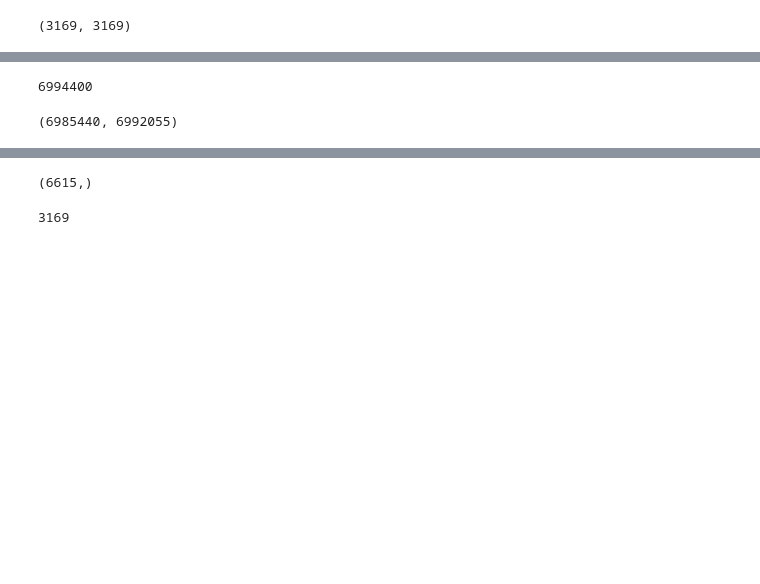
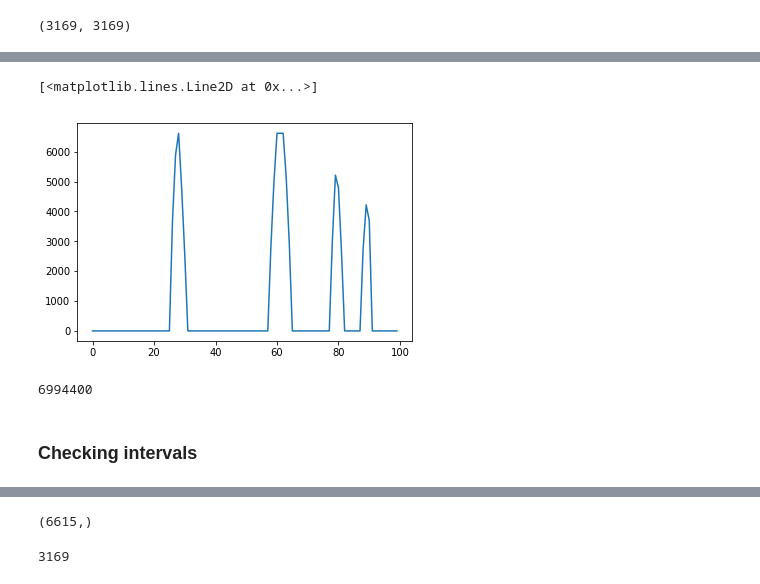
Before and after one commit to EvgenyKashin/SpeechRectification, a Jupyter notebook: notebooks/CnnOnIntervals.ipynb, the cells around one changed output, grey strips where cells are left out. Saved outputs shown, nothing was run; the diff lists cells and outputs as text; code cells hidden in the pictures; blank space fills up the shorter version.

```diff
--- a/notebooks/CnnOnIntervals.ipynb
+++ b/notebooks/CnnOnIntervals.ipynb
@@ -683,3 +666,8 @@ plt.plot(test_targets[:100])
+# %%
+plt.plot(vals[:100])
+# %% [output]
+[<matplotlib.lines.Line2D at 0x...>]
+[figure, added]
 # %%
 # def get_label_data(annotation, audio, labels, sr=22050):
 #     # по дефолту все 2го класса
@@ -704,7 +692,5 @@ len(test_audio)
 6994400
 # %%
 test_samples = [test_audio[s:f] for s, f in test_intervals]
-# %%
-test_intervals[-1]
-# %% [output]
-(6985440, 6992055)
+# %% [markdown]
+### Checking intervals
```
Also changed, not shown: parts of 59 cells of this notebook.
